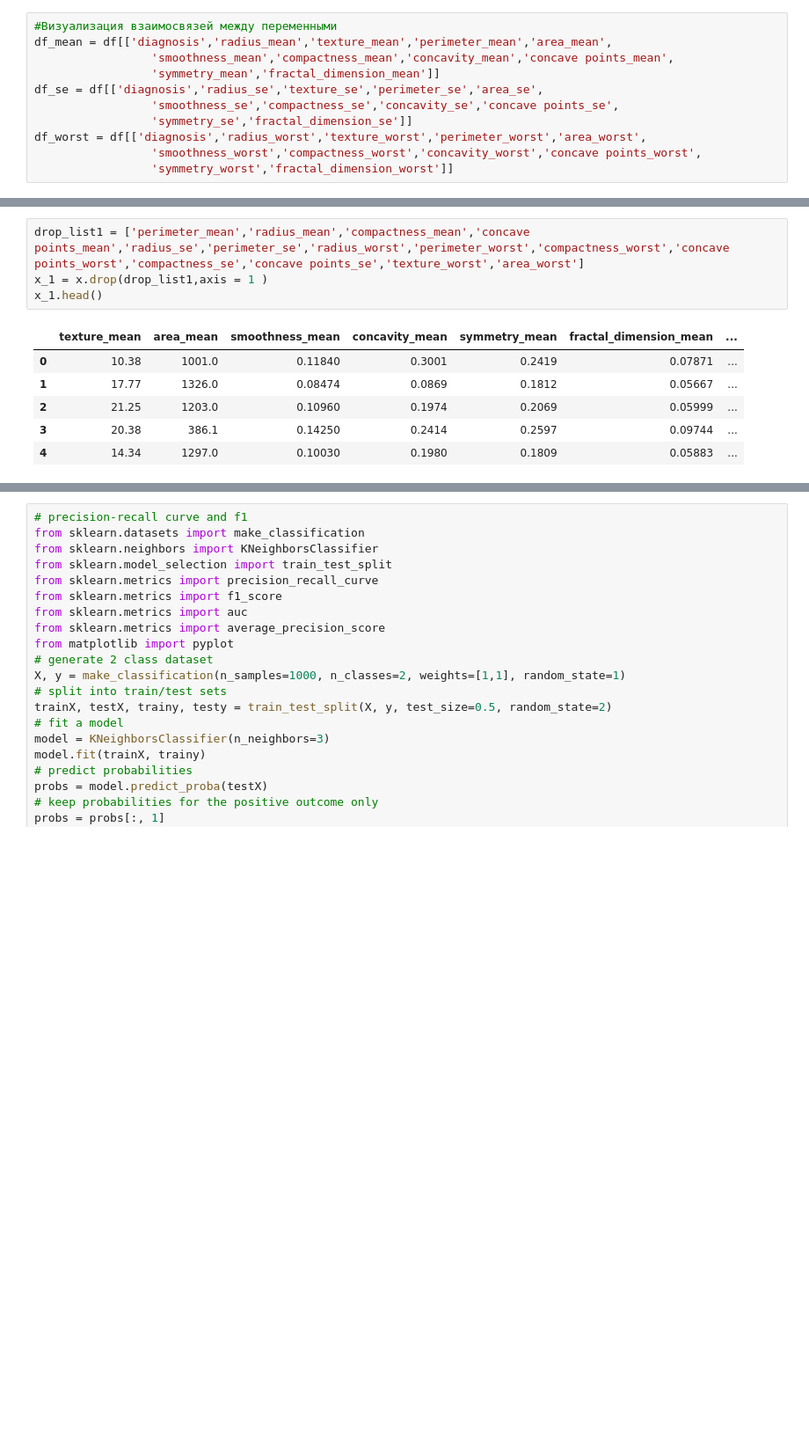
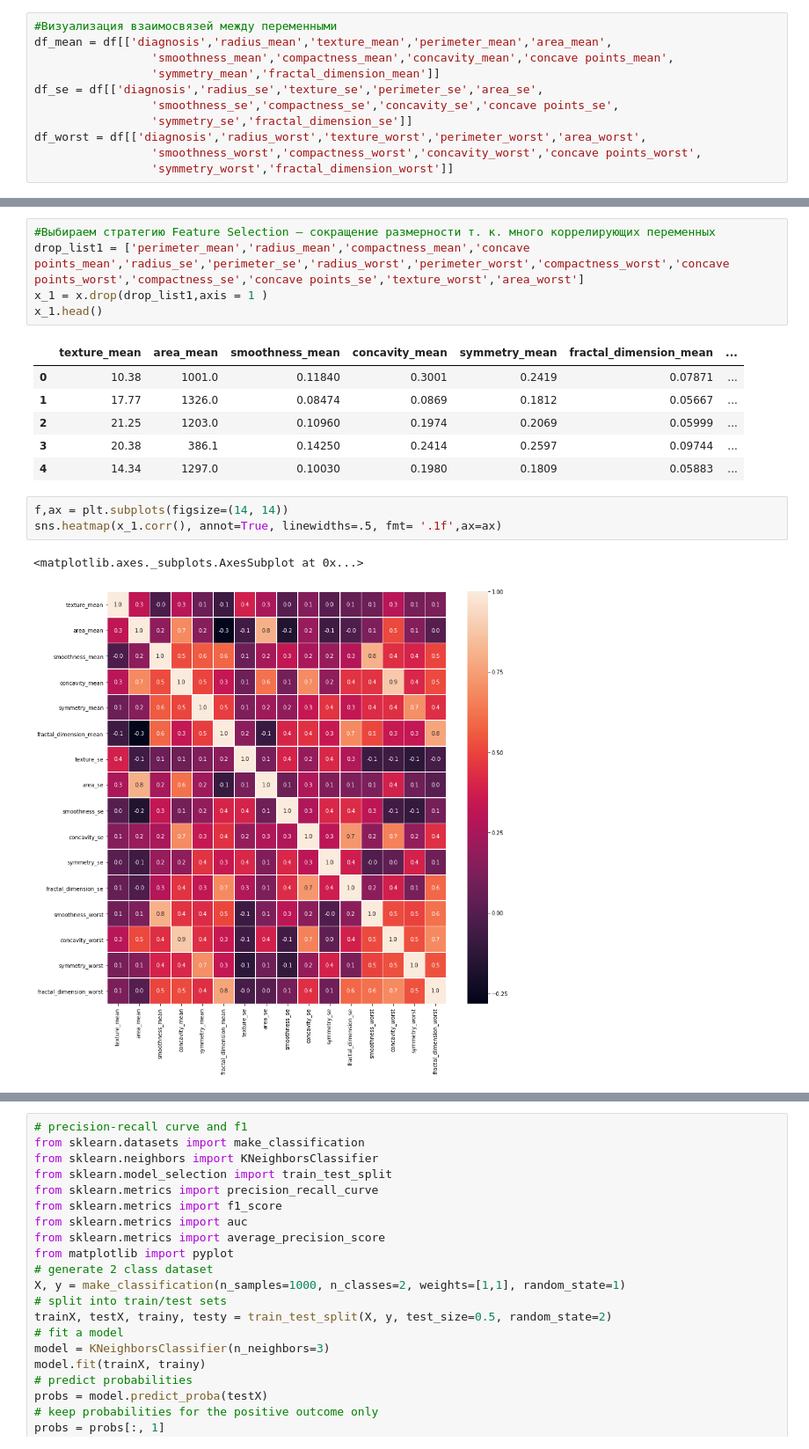
Before and after one commit to olgakhamtsova/netology, a Jupyter notebook: FW_Khamtsova.ipynb, the cells around one changed output, grey strips where cells are left out. Shown at 88% size. Saved outputs shown, nothing was run; the diff lists cells and outputs as text; blank space fills up the shorter version.

```diff
--- a/FW_Khamtsova.ipynb
+++ b/FW_Khamtsova.ipynb
@@ -129,6 +155,7 @@ sns.heatmap(x.corr(), annot=True, linewidths=.5, fmt= '.1f',ax=ax)
 <matplotlib.axes._subplots.AxesSubplot at 0x...>
 [figure]
 # %%
+#Выбираем стратегию Feature Selection – сокращение размерности т. к. много коррелирующих переменных
 drop_list1 = ['perimeter_mean','radius_mean','compactness_mean','concave points_mean','radius_se','perimeter_se','radius_worst','perimeter_worst','compactness_worst','concave points_worst','compactness_se','concave points_se','texture_worst','area_worst']
 x_1 = x.drop(drop_list1,axis = 1 )
 x_1.head()
@@ -139,6 +166,12 @@ x_1.head()
 | 2 | 21.25 | 1203.0 | 0.10960 | 0.1974 | 0.2069 | 0.05999 | ... |
 | 3 | 20.38 | 386.1 | 0.14250 | 0.2414 | 0.2597 | 0.09744 | ... |
 | 4 | 14.34 | 1297.0 | 0.10030 | 0.1980 | 0.1809 | 0.05883 | ... |
+# %%
+f,ax = plt.subplots(figsize=(14, 14))
+sns.heatmap(x_1.corr(), annot=True, linewidths=.5, fmt= '.1f',ax=ax)
+# %% [output]
+<matplotlib.axes._subplots.AxesSubplot at 0x...>
+[figure, added]
 # %%
 from sklearn.model_selection import train_test_split
 from sklearn.ensemble import RandomForestClassifier
```
Also changed, not shown: parts of 13 cells of this notebook.
